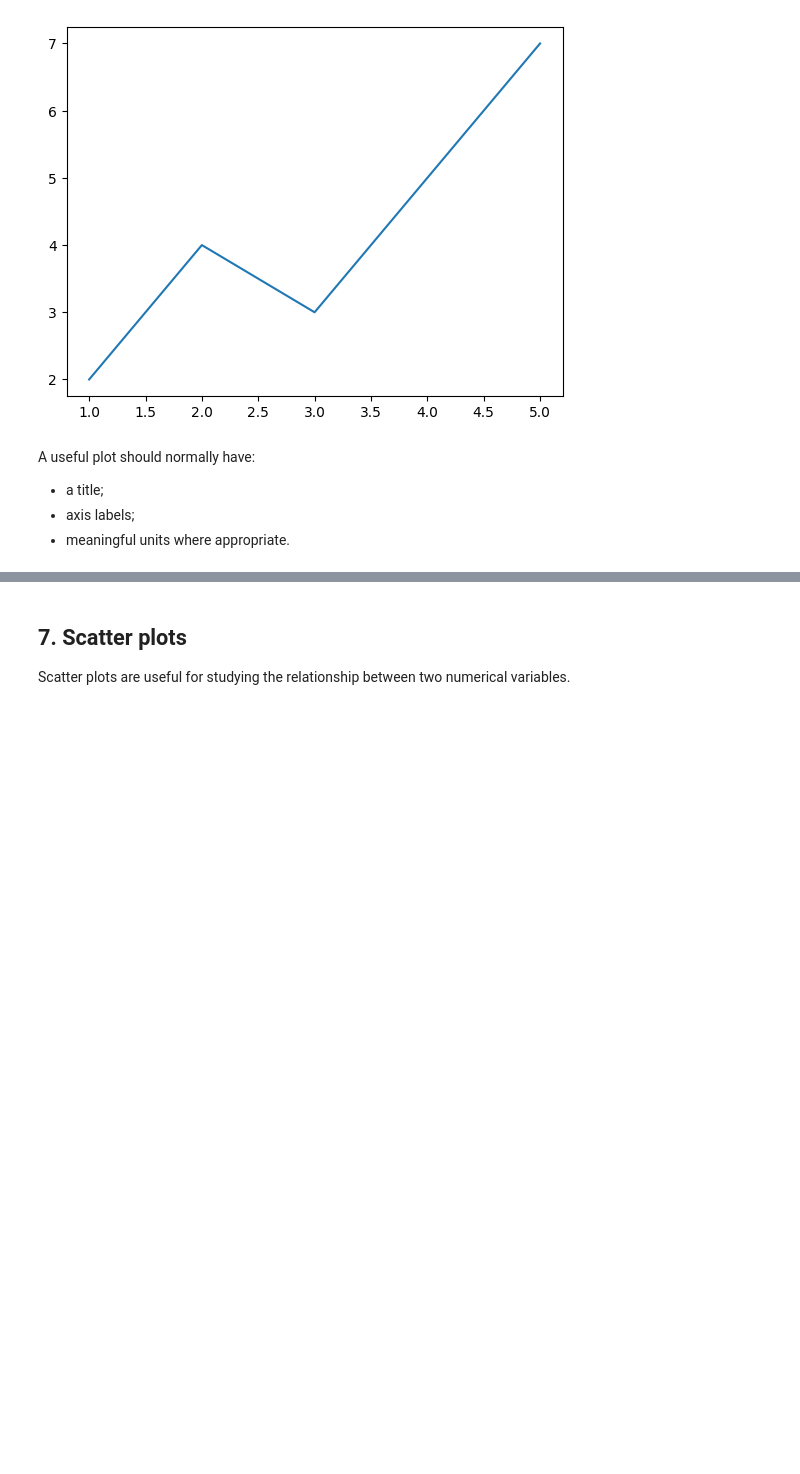
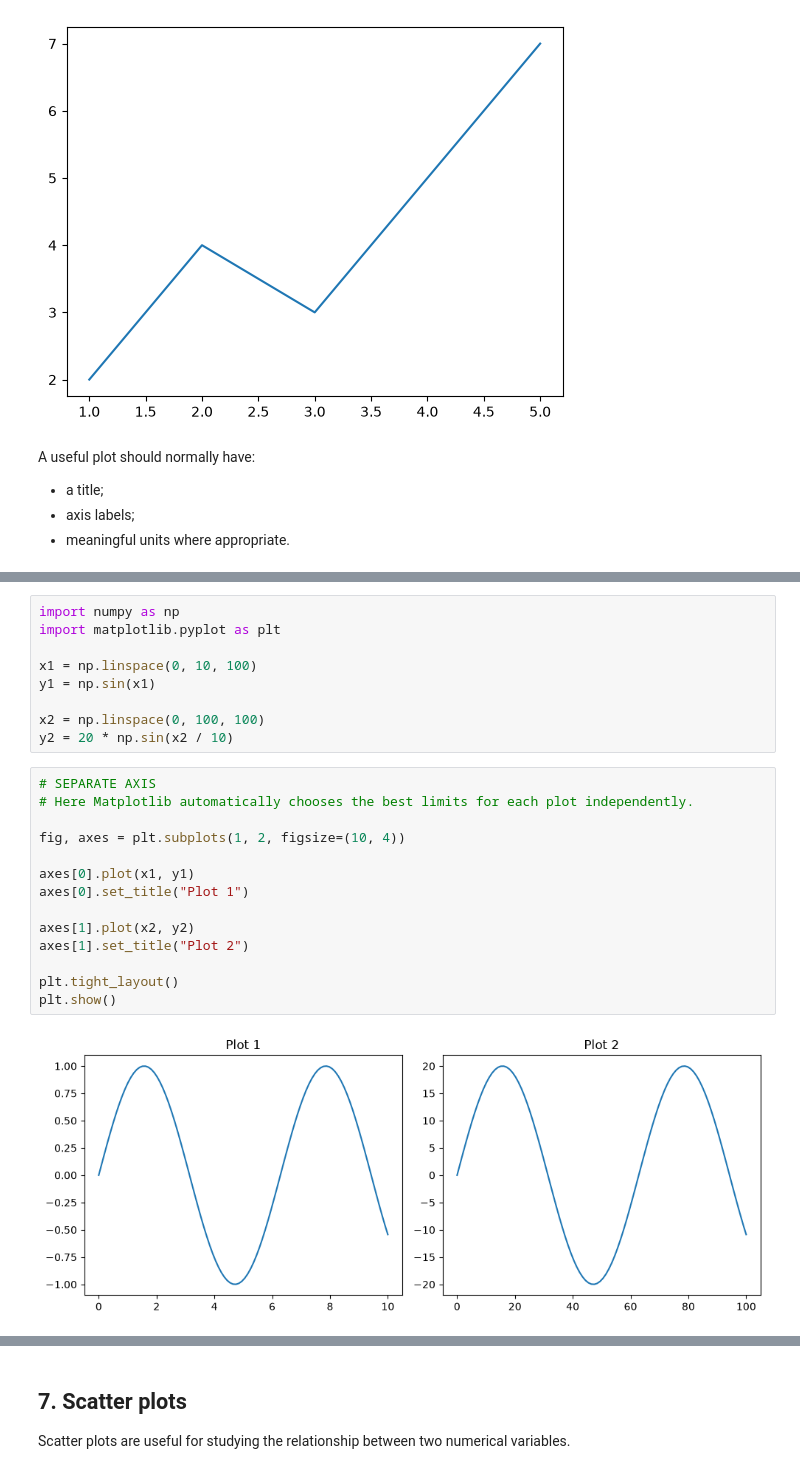
Before and after one commit to NiGiga/440MI, a Jupyter notebook: python_notebooks/03_files_and_plotting.ipynb, the cells around one changed output, grey strips where cells are left out. Drawn from its saved outputs; the diff is of its cells as text; blank space fills up the shorter version.

```diff
--- a/python_notebooks/03_files_and_plotting.ipynb
+++ b/python_notebooks/03_files_and_plotting.ipynb
@@ -139,0 +390,25 @@ plt.show()
+# %%
+import numpy as np
+import matplotlib.pyplot as plt
+
+x1 = np.linspace(0, 10, 100)
+y1 = np.sin(x1)
+
+x2 = np.linspace(0, 100, 100)
+y2 = 20 * np.sin(x2 / 10)
+# %%
+# SEPARATE AXIS
+# Here Matplotlib automatically chooses the best limits for each plot independently.
+
+fig, axes = plt.subplots(1, 2, figsize=(10, 4))
+
+axes[0].plot(x1, y1)
+axes[0].set_title("Plot 1")
+
+axes[1].plot(x2, y2)
+axes[1].set_title("Plot 2")
+
+plt.tight_layout()
+plt.show()
+# %% [output]
+[figure, added]
```
Also changed, not shown: parts of 76 cells of this notebook.
